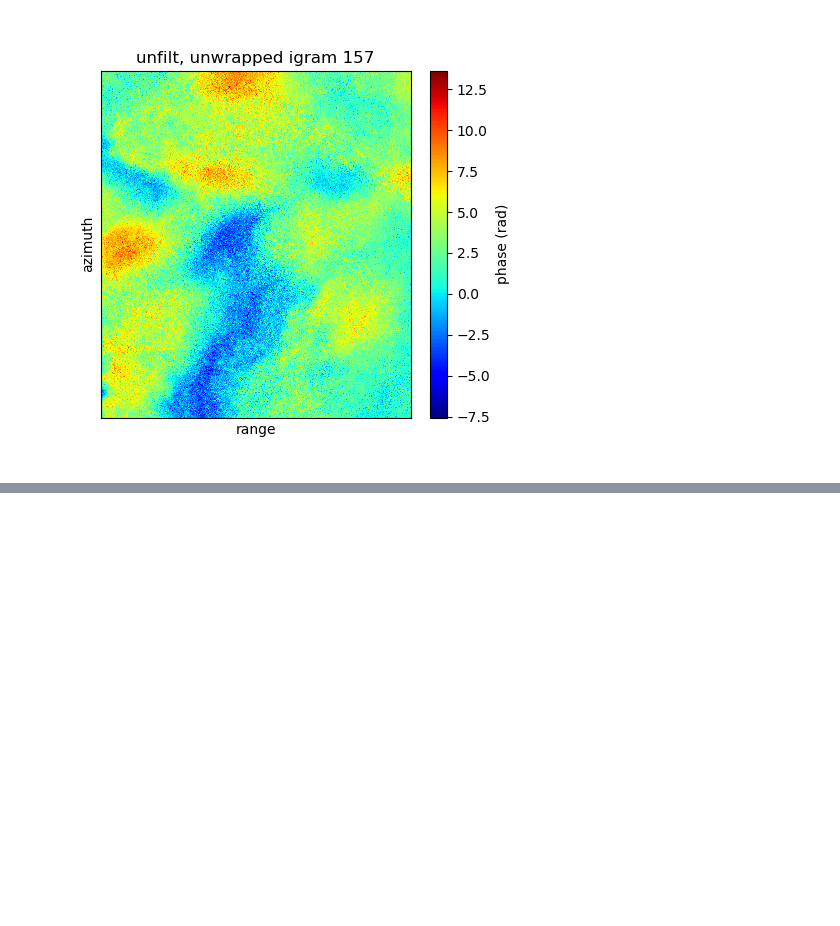
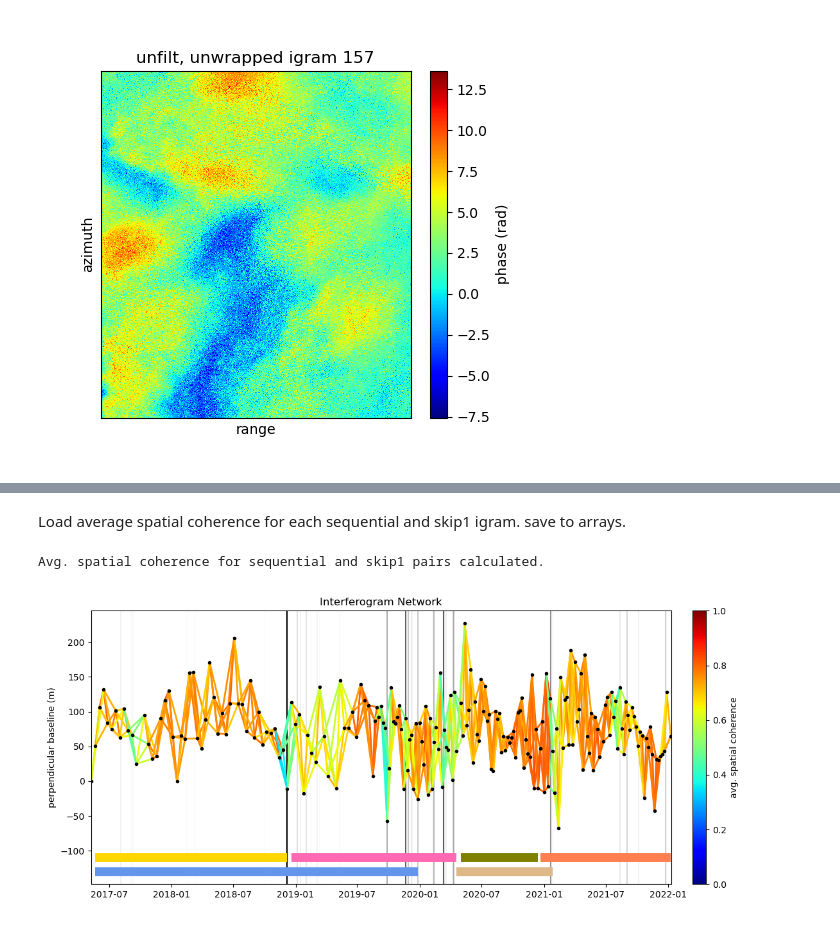
Before and after one commit to opaschall/LagunaSalada, a Jupyter notebook: 1_igrams/baselines.ipynb, the cells around one changed output, grey strips where cells are left out. Saved outputs shown, nothing was run; the diff lists cells and outputs as text; code cells hidden in the pictures; blank space fills up the shorter version.

```diff
--- a/1_igrams/baselines.ipynb
+++ b/1_igrams/baselines.ipynb
@@ -178,0 +313,80 @@ What do skip1 baselines look like?
+# %% [markdown]
+Load average spatial coherence for each sequential and skip1 igram. save to arrays.
+# %%
+cohDir = '/data/ocp4/LagunaSalada/Data_and_Figs/2_coherence/coh_LS_with_western_mtns_all_igrams/'
+seq_coh = np.ndarray((numIgrams,),dtype='float')
+skip1_coh = np.ndarray((numIgrams-1,),dtype='float')
+skip2_coh = np.ndarray((numIgrams-2,),dtype='float')
+
+for i in range(numIgrams):
+    date1 = dates[i]
+    date2 = dates[i+1]
+    cohFile = 'coh_'+date1+'-'+date2+'.r4'
+    ds = gdal.Open(cohDir+cohFile, gdal.GA_ReadOnly)
+    # only reading in one row at a time
+    temp_coh = ds.GetRasterBand(1).ReadAsArray(0,0,dx,dy)
+    seq_coh[i] = np.mean(temp_coh)
+for i in range(numIgrams-1):
+    date1 = dates[i]
+    date2 = dates[i+2]
+    cohFile = 'coh_'+date1+'-'+date2+'.r4'
+    ds = gdal.Open(cohDir+cohFile, gdal.GA_ReadOnly)
+    # only reading in one row at a time
+    temp_coh = ds.GetRasterBand(1).ReadAsArray(0,0,dx,dy)
+    skip1_coh[i] = np.mean(temp_coh)
+for i in range(numIgrams-2):
+    date1 = dates[i]
+    date2 = dates[i+3]
+    cohFile = 'coh_'+date1+'-'+date2+'.r4'
+    ds = gdal.Open(cohDir+cohFile, gdal.GA_ReadOnly)
+    # only reading in one row at a time
+    temp_coh = ds.GetRasterBand(1).ReadAsArray(0,0,dx,dy)
+    skip2_coh[i] = np.mean(temp_coh)
+print('Avg. spatial coherence for sequential and skip1 pairs calculated.')
+# %% [output]
+Avg. spatial coherence for sequential and skip1 pairs calculated.
+# %%
+from matplotlib import cm
+
+plt.figure(figsize=(12,5),tight_layout=True)
+
+jet2 = cm.get_cmap('jet',1000)
+for i in range(numIgrams):
+    plt.plot([slc_dates[i],slc_dates[i+1]],[IW1_baselines[i],IW1_baselines[i+1]],'-',linewidth=2,c=jet2(seq_coh[i]))
+for i in range(numIgrams-1):
+    plt.plot([slc_dates[i],slc_dates[i+2]],[IW1_baselines[i],IW1_baselines[i+2]],'-',linewidth=2,c=jet2(skip1_coh[i]))
+for i in range(numIgrams-2):
+    plt.plot([slc_dates[i],slc_dates[i+3]],[IW1_baselines[i],IW1_baselines[i+3]],'-',linewidth=2,c=jet2(skip2_coh[i]))
+
+#plt.plot(slc_dates,IW1_baselines-IW1_baselines[0],'k:')
+plt.plot(slc_dates,IW1_baselines-IW1_baselines[0],'k.',label='SLC acquisition, IW1')
+#plt.plot(slc_dates,IW2_baselines-IW2_baselines[0],'b.',label='IW2')
+plt.ylabel('perpendicular baseline (m)')
+plt.xlim([slc_dates[0]-timedelta(days=1),slc_dates[-1]+timedelta(days=1)])
+yval = -110.0
+linewid = 10.0
+plt.hlines(yval,igram_dates[0],igram_dates[46],color='gold',linewidth=linewid,zorder=10)
+plt.hlines(yval,igram_dates[47],igram_dates[107],color='hotpink',linewidth=linewid,zorder=10)
+plt.hlines(yval,igram_dates[108],igram_dates[146],color='olive',linewidth=linewid,zorder=10)
+plt.hlines(yval,igram_dates[147],igram_dates[-1],color='coral',linewidth=linewid,zorder=10)
+plt.hlines(yval-20.0,igram_dates[0],igram_dates[88],color='cornflowerblue',linewidth=linewid,zorder=10)
+plt.hlines(yval-20.0,igram_dates[107],igram_dates[153],color='burlywood',linewidth=linewid,zorder=10)
+
+# Ymin,Ymax = plt.gca().get_ylim()
+# plt.vlines(rain_dates,Ymin,Ymax,'gray',':',zorder=1)
+# plt.ylim([Ymin,Ymax])
+
+# ALL rainy days (not just day of/prior to an SLC date)
+Ymin,Ymax = plt.gca().get_ylim()
+plt.vlines(rainy_dates,Ymin,Ymax,'k',zorder=1,alpha=rainy_amts2)
+plt.ylim([Ymin,Ymax])
+
+norm = mpl.colors.Normalize(vmin=0.0,vmax=1.0)
+sm = plt.cm.ScalarMappable(cmap='jet', norm=norm)
+sm.set_array([])
+plt.colorbar(sm, label='avg. spatial coherence', pad=0.03)
+#plt.legend();
+plt.title('Interferogram Network')
+plt.show()
+# %% [output]
+[figure, added]
```
Also changed, not shown: parts of 12 cells of this notebook, 40 other files.
